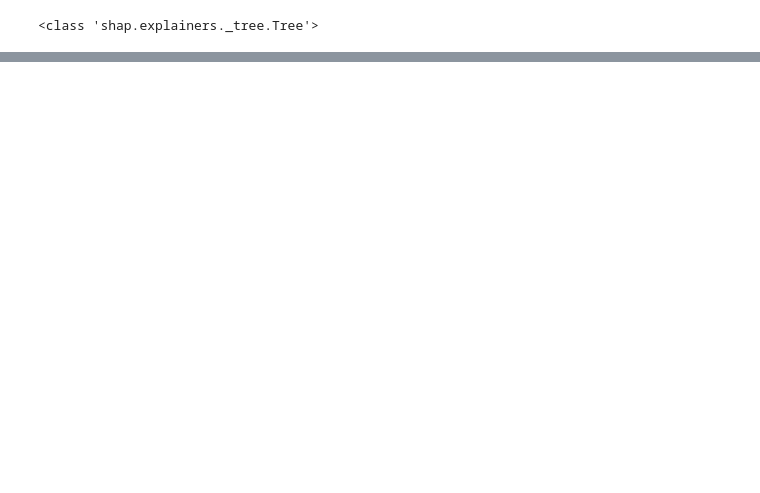
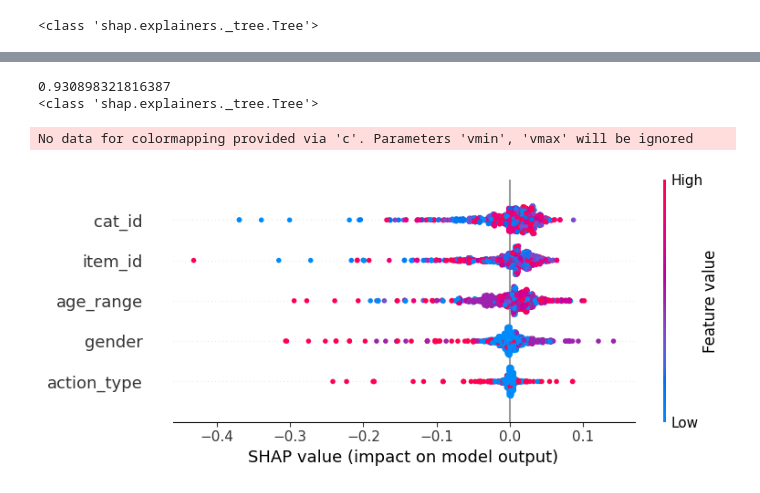
Before and after one commit to satyam04sharma/CECS550_FinalProject, a Jupyter notebook: pca_test.ipynb, the cells around one changed output, grey strips where cells are left out. Cells and saved outputs as stored; diff of their text form; code cells hidden in the pictures; blank space fills up the shorter version.

Commit message:
Add some Shapley analysis

```diff
--- a/pca_test.ipynb
+++ b/pca_test.ipynb
@@ -173,0 +201,13 @@ AssertionError: The shape of the shap_values matrix does not match the shape of
+# %%
+# As we expect, running Shapley analysis on PCA is useless. Let's go back to our original forest
+forest = RandomForestClassifier().fit(X_train, y_train)
+print(forest.score(X_test, y_test))
+explainer = shap.TreeExplainer(forest)
+shap_values = explainer.shap_values(X_train.head(1000))
+print(type(explainer))
+shap.summary_plot(shap_values[0], X_train.head(1000))
+# %% [output]
+0.930898321816387
+<class 'shap.explainers._tree.Tree'>
+No data for colormapping provided via 'c'. Parameters 'vmin', 'vmax' will be ignored
+[figure, added]
```
Also changed, not shown: parts of 12 cells of this notebook.
